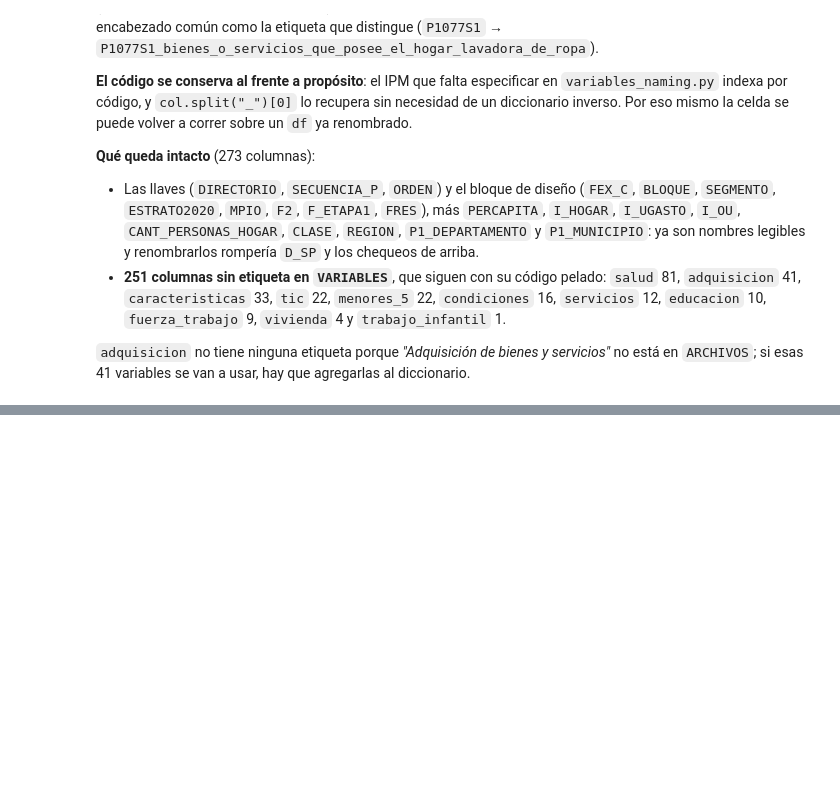
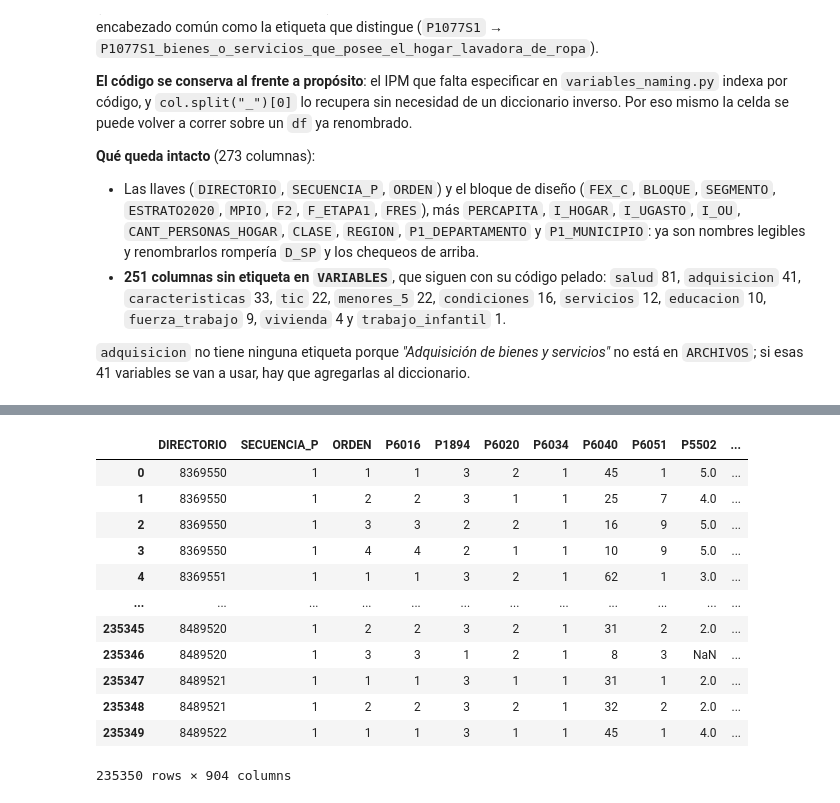
Before and after one commit to juanpablocarrillohortua/Multidimesional_poverty_in_Colombia, a Jupyter notebook: notebooks/eda_consolidate.ipynb, the cells around one changed output, grey strips where cells are left out. Saved outputs shown, nothing was run; the diff lists cells and outputs as text; code cells hidden in the pictures; blank space fills up the shorter version.

```diff
--- a/notebooks/eda_consolidate.ipynb
+++ b/notebooks/eda_consolidate.ipynb
@@ -380,0 +595,16 @@ df
+# %%
+df
+# %% [output]
+|  | DIRECTORIO | SECUENCIA_P | ORDEN | P6016 | P1894 | P6020 | P6034 | P6040 | P6051 | P5502 | ... |
+| 0 | 8369550 | 1 | 1 | 1 | 3 | 2 | 1 | 45 | 1 | 5.0 | ... |
+| 1 | 8369550 | 1 | 2 | 2 | 3 | 1 | 1 | 25 | 7 | 4.0 | ... |
+| 2 | 8369550 | 1 | 3 | 3 | 2 | 2 | 1 | 16 | 9 | 5.0 | ... |
+| 3 | 8369550 | 1 | 4 | 4 | 2 | 1 | 1 | 10 | 9 | 5.0 | ... |
+| 4 | 8369551 | 1 | 1 | 1 | 3 | 2 | 1 | 62 | 1 | 3.0 | ... |
+| ... | ... | ... | ... | ... | ... | ... | ... | ... | ... | ... | ... |
+| 235345 | 8489520 | 1 | 2 | 2 | 3 | 2 | 1 | 31 | 2 | 2.0 | ... |
+| 235346 | 8489520 | 1 | 3 | 3 | 1 | 2 | 1 | 8 | 3 | NaN | ... |
+| 235347 | 8489521 | 1 | 1 | 1 | 3 | 1 | 1 | 31 | 1 | 2.0 | ... |
+| 235348 | 8489521 | 1 | 2 | 2 | 3 | 2 | 1 | 32 | 2 | 2.0 | ... |
+| 235349 | 8489522 | 1 | 1 | 1 | 3 | 1 | 1 | 45 | 1 | 4.0 | ... |
+235350 rows × 904 columns
```
Also changed, not shown: parts of 24 cells of this notebook, 3 other files.
